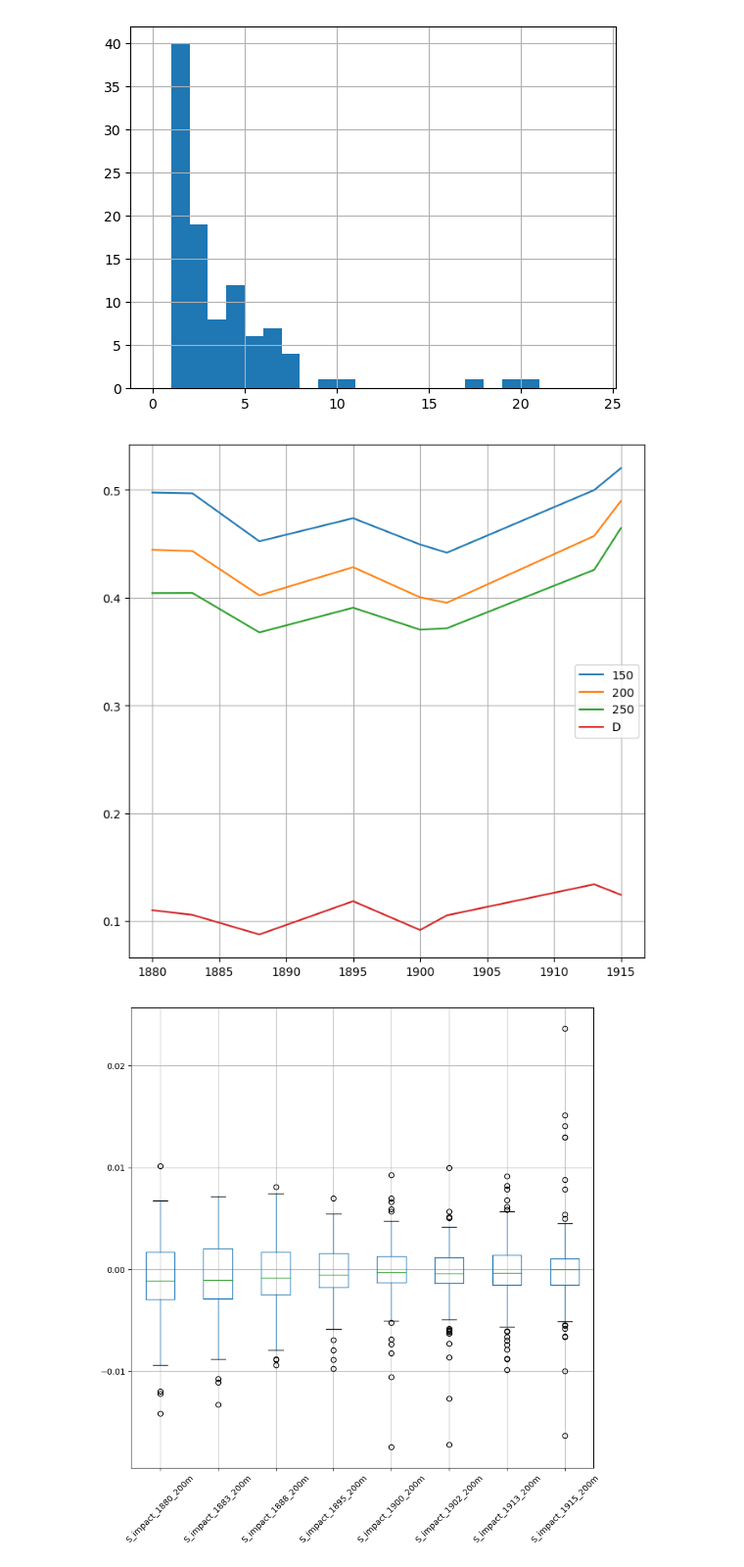
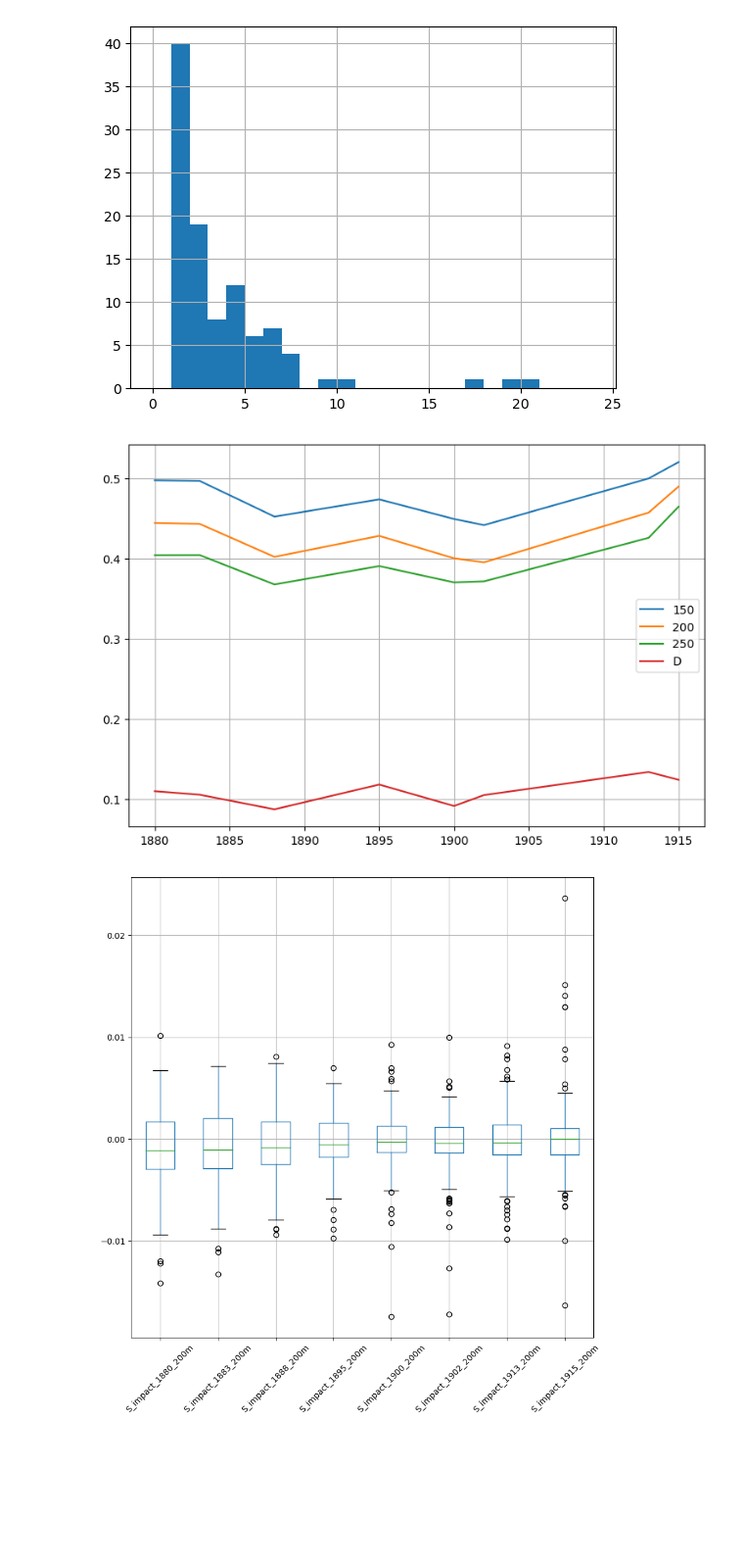
Before and after one commit to AnttiHaerkoenen/spatial_segregation, a Jupyter notebook: notebooks/segregation_change_1880-1915.ipynb, the cells around one changed output. Shown at 98% size. Drawn from its saved outputs; the diff is of its cells as text; code cells hidden in the pictures; blank space fills up the shorter version.

Commit message:
figures

```diff
--- a/notebooks/segregation_change_1880-1915.ipynb
+++ b/notebooks/segregation_change_1880-1915.ipynb
@@ -209,16 +210,16 @@ def quartic_kernel(u, bandwidth):
 # %%
 warnings.simplefilter(action='ignore')
 
-district_codes = pd.read_csv(data_dir / 'district_codes_1878.csv')
+district_codes = pd.read_csv(DATA_DIR / 'district_codes_1878.csv')
 district_codes = {k: v for k, v in district_codes.itertuples(index=False)}
-institutions = pd.read_csv(data_dir / 'institutions.csv', dtype={'district': str, 'plot_number': str})
+institutions = pd.read_csv(DATA_DIR / 'institutions.csv', dtype={'district': str, 'plot_number': str})
 
-location_data = gpd.read_file(data_dir / 'raw' / 'plots_1878.gpkg').to_crs(epsg=3067)
+location_data = gpd.read_file(DATA_DIR / 'raw' / 'plots_1878.gpkg').to_crs(epsg=3067)
 location_data = split_plots(location_data, target_col='NUMBER')
 location_data['district'] = [district_codes[int(d)] for d in location_data['DISTRICT']]
 location_data['plot_number'] = [str(i) for i in location_data['NUMBER']]
 location_data = location_data.set_index(['district', 'plot_number'])
-city = gpd.read_file(data_dir / 'raw' / 'city_1846.shp').to_crs(epsg=3067)
+city = gpd.read_file(DATA_DIR / 'raw' / 'city_1846.shp').to_crs(epsg=3067)
 location_data = location_data.loc[~location_data.geometry.within(city.geometry[0]).index.duplicated()]
 location_data = location_data.loc[location_data.geometry.within(city.geometry[0])]
 # %%
@@ -229,7 +230,7 @@ for year in YEARS:
         continue
     for bw in BWS:
         population_data = pd.read_csv(
-            data_dir / 'interim' / f'pop_by_page_{year}.csv',
+            DATA_DIR / 'interim' / f'pop_by_page_{year}.csv',
             index_col=0,
             dtype={'district': str, 'representative_plot': str, 'page_number': str},
         ).pipe(prepare_pop_data)
@@ -240,7 +241,7 @@ for year in YEARS:
         page_location_data.dropna(axis=0, inplace=True)
 
         for group in 'orthodox', 'lutheran', 'total':
-            file = data_dir / 'processed' / f"{group}_density_{year}_{bw}m.tif"
+            file = DATA_DIR / 'processed' / f"{group}_density_{year}_{bw}m.tif"
             if file.exists():
                 continue
 
@@ -278,7 +279,7 @@ for year in (1880, 1900, 1915):
     s_ = []
 
     population_data = pd.read_csv(
-            data_dir / 'interim' / f'pop_by_plot_{year}.csv',
+            DATA_DIR / 'interim' / f'pop_by_plot_{year}.csv',
         index_col=0,
         dtype={'district': str, 'plot_number': str},
     ).pipe(prepare_pop_data)
@@ -292,7 +293,7 @@ for year in (1880, 1900, 1915):
     plt.show()
     for bw in BWS:
         for group in 'orthodox', 'lutheran', 'total':
-            file = data_dir / 'processed' / f"{group}_density_Valli_{year}_{bw}m.tif"
+            file = DATA_DIR / 'processed' / f"{group}_density_Valli_{year}_{bw}m.tif"
             if file.exists():
                 continue
             density, raster_args = kernel_density_surface(
@@ -337,7 +338,7 @@ for year in YEARS:
         continue
     bw = 150
     population_data = pd.read_csv(
-        data_dir / 'interim' / f'pop_by_page_{year}.csv',
+        DATA_DIR / 'interim' / f'pop_by_page_{year}.csv',
         index_col=0,
         dtype={'district': str, 'representative_plot': str, 'page_number': str},
     ).pipe(prepare_pop_data)
@@ -390,38 +391,38 @@ for year in YEARS:
     if year in BAD_YEARS:
         continue
 
     population_data = pd.read_csv(
-            data_dir / 'interim' / f'pop_by_page_{year}.csv',
+            DATA_DIR / 'interim' / f'pop_by_page_{year}.csv',
             index_col=0,
             dtype={'district': str, 'representative_plot': str, 'page_number': str},
         ).pipe(prepare_pop_data)
     population_data = population_data[population_data.district.isin(districts_in_city)]
     population_data = population_data.loc[:, ['district', 'lutheran', 'orthodox', 'total']].groupby('district').sum()
     totals = pd.Series(population_data.sum(axis=0), name='totals')
     population_data = population_data.append(totals)
 
     D = Dissim(
         population_data,
         group_pop_var='orthodox',
         total_pop_var='total',
     )
     results_D[year] = D.statistic
 
 results['D'] = pd.Series(results_D)
-results.to_csv(data_dir / 'processed' / 'results.csv')
+results.to_csv(DATA_DIR / 'processed' / 'results.csv')
 # results.drop(labels=BAD_YEARS, axis=0, inplace=True)
 results.plot(
-    figsize=(8, 8),
+    figsize=(9, 6),
     subplots=False,
     grid=True,
 )
 # for ax in axes:
     # ticks = np.arange(0, 1, 0.05)
     # ax.set_yticks(ticks)
     # ax.autoscale_view()
-plt.savefig('../figures/S_and_D.png')
+plt.savefig(FIG_DIR / 'S_and_D.png')
 # %% [output]
-[figure, old version]
+[figure, new version]
 # %%
 # individual impact
 
```
Also changed, not shown: parts of 14 cells of this notebook, 14 other files.
